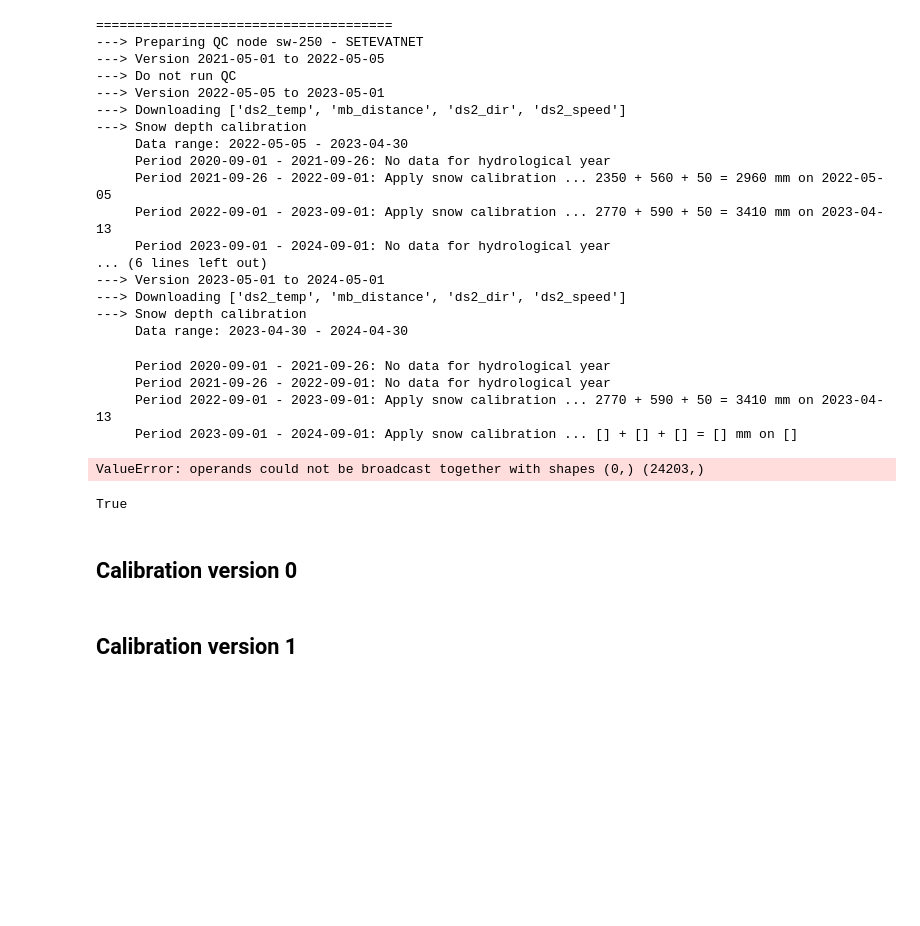
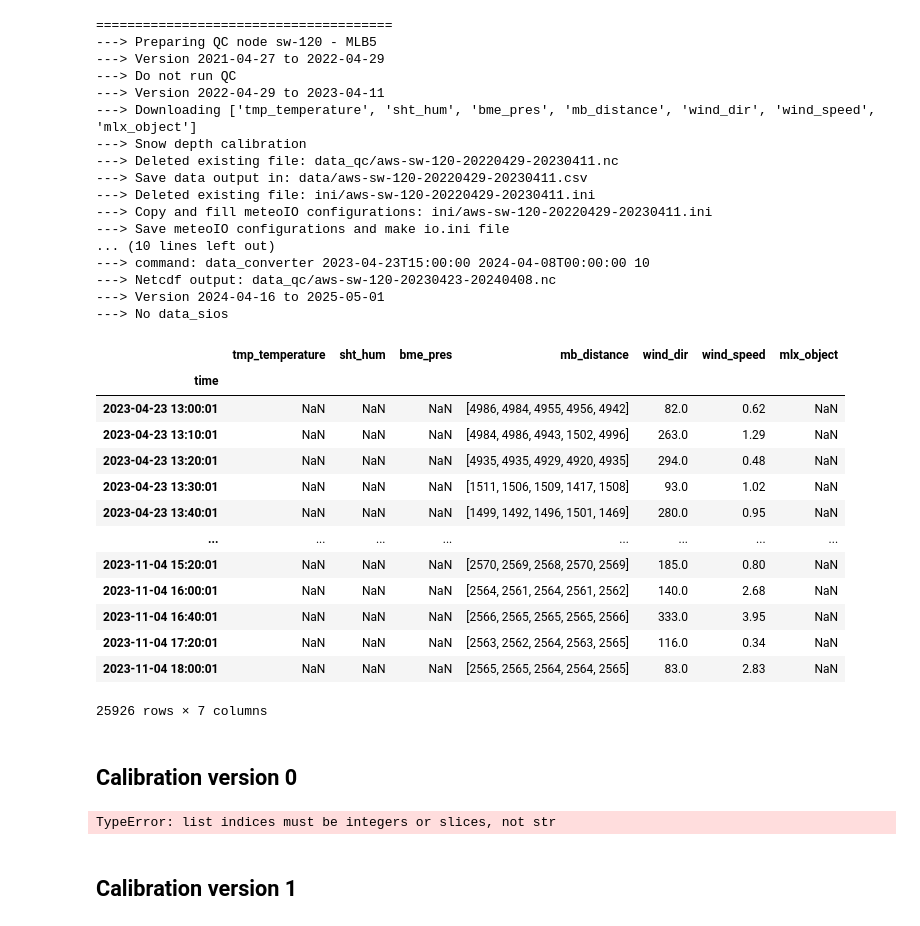
Before and after one commit to UiOHive/wsn_filters, a Jupyter notebook: MeteoIO_test.ipynb, the cells around one changed output. Saved outputs shown, nothing was run; the diff lists cells and outputs as text; code cells hidden in the pictures; blank space fills up the shorter version.

```diff
--- a/MeteoIO_test.ipynb
+++ b/MeteoIO_test.ipynb
@@ -53,2 +48,3 @@ expected <block end>, but found '?'
 # %%
-node=conf['node'][9]  #3=KNG6
+node=conf['node'][1]  #3=KNG6
+node
@@ -96,7 +110,7 @@ node=conf['node'][9]  #3=KNG6
             ## Snow depth calibration
             if "mb_distance" in version['data_sios']:
                 print('---> Snow depth calibration')
-                df['mb_distance'] = calibration_snow(df['mb_distance'],node['snow'],node['date_last_melt'])
+                #df['mb_distance'] = calibration_snow(df['mb_distance'],node['snow'],node['date_last_melt'])
             else:
                 print('---> No snow depth data: skip calibration')
 
@@ -147,61 +161,66 @@ node=conf['node'][9]  #3=KNG6
             config_ini['Output']['NC_SUMMARY']='Station {} from {}'.format(node['id'],conf['network']['description'])
             config_ini['Output']['NC_ID']=node['id']
             config_ini['Output']['ACDD_CREATOR']=conf['ACDD']['CREATOR']
 
             # Add ACDD values
             for ACDD,value in conf['ACDD'].items():
                 if not ACDD=='WRITE':
                     config_ini['Output']['ACDD_'+ACDD]=value
 
             # write and copy ini - and remove double quotes
             #config_ini.write()
             #if platform == "linux" or platform == "linux2":
             #    subprocess.run(['sed -i \'s/"//g\' {}'.format(fname_ini)], shell=True)
             #elif platform == "darwin":
             #    subprocess.run(['sed -i \'\' \'s/"//g\' {}'.format(fname_ini)], shell=True)
             #shutil.copyfile(fname_ini,'io.ini')
             print('---> Save meteoIO configurations and make io.ini file')
 
             # run MeteoIO (need to alias data_converter)
             sampling_rate = 10 # in minutes
             command = 'data_converter {} {} {}'.format(format(date_start,"%Y-%m-%dT%H:%M:%S"),format(date_end,"%Y-%m-%dT%H:%M:%S"),sampling_rate)
             print('---> command: {}'.format(command))
             #time.sleep(4)
             #subprocess.run([command], shell=True)
             print('---> Netcdf output: {}'.format(path_out))
 df
 # %% [output]
 ======================================
----> Preparing QC node sw-250 - SETEVATNET
----> Version 2021-05-01 to 2022-05-05
+---> Preparing QC node sw-120 - MLB5
+---> Version 2021-04-27 to 2022-04-29
 ---> Do not run QC
----> Version 2022-05-05 to 2023-05-01
----> Downloading ['ds2_temp', 'mb_distance', 'ds2_dir', 'ds2_speed']
+---> Version 2022-04-29 to 2023-04-11
+---> Downloading ['tmp_temperature', 'sht_hum', 'bme_pres', 'mb_distance', 'wind_dir', 'wind_speed', 'mlx_object']
 ---> Snow depth calibration
-     Data range: 2022-05-05 - 2023-04-30
-     Period 2020-09-01 - 2021-09-26: No data for hydrological year
-     Period 2021-09-26 - 2022-09-01: Apply snow calibration ... 2350 + 560 + 50 = 2960 mm on 2022-05-05
-     Period 2022-09-01 - 2023-09-01: Apply snow calibration ... 2770 + 590 + 50 = 3410 mm on 2023-04-13
-     Period 2023-09-01 - 2024-09-01: No data for hydrological year
-... (6 lines left out)
----> Version 2023-05-01 to 2024-05-01
----> Downloading ['ds2_temp', 'mb_distance', 'ds2_dir', 'ds2_speed']
----> Snow depth calibration
-     Data range: 2023-04-30 - 2024-04-30
+---> Deleted existing file: data_qc/aws-sw-120-20220429-20230411.nc
+---> Save data output in: data/aws-sw-120-20220429-20230411.csv
+---> Deleted existing file: ini/aws-sw-120-20220429-20230411.ini
+---> Copy and fill meteoIO configurations: ini/aws-sw-120-20220429-20230411.ini
+---> Save meteoIO configurations and make io.ini file
+... (10 lines left out)
+---> command: data_converter 2023-04-23T15:00:00 2024-04-08T00:00:00 10
+---> Netcdf output: data_qc/aws-sw-120-20230423-20240408.nc
+---> Version 2024-04-16 to 2025-05-01
+---> No data_sios
+|  | tmp_temperature | sht_hum | bme_pres | mb_distance | wind_dir | wind_speed | mlx_object |
+| time |  |  |  |  |  |  |  |
+| 2023-04-23 13:00:01 | NaN | NaN | NaN | [4986, 4984, 4955, 4956, 4942] | 82.0 | 0.62 | NaN |
+| 2023-04-23 13:10:01 | NaN | NaN | NaN | [4984, 4986, 4943, 1502, 4996] | 263.0 | 1.29 | NaN |
+| 2023-04-23 13:20:01 | NaN | NaN | NaN | [4935, 4935, 4929, 4920, 4935] | 294.0 | 0.48 | NaN |
+| 2023-04-23 13:30:01 | NaN | NaN | NaN | [1511, 1506, 1509, 1417, 1508] | 93.0 | 1.02 | NaN |
+| 2023-04-23 13:40:01 | NaN | NaN | NaN | [1499, 1492, 1496, 1501, 1469] | 280.0 | 0.95 | NaN |
+| ... | ... | ... | ... | ... | ... | ... | ... |
+| 2023-11-04 15:20:01 | NaN | NaN | NaN | [2570, 2569, 2568, 2570, 2569] | 185.0 | 0.80 | NaN |
+| 2023-11-04 16:00:01 | NaN | NaN | NaN | [2564, 2561, 2564, 2561, 2562] | 140.0 | 2.68 | NaN |
+| 2023-11-04 16:40:01 | NaN | NaN | NaN | [2566, 2565, 2565, 2565, 2566] | 333.0 | 3.95 | NaN |
+| 2023-11-04 17:20:01 | NaN | NaN | NaN | [2563, 2562, 2564, 2563, 2565] | 116.0 | 0.34 | NaN |
+| 2023-11-04 18:00:01 | NaN | NaN | NaN | [2565, 2565, 2564, 2564, 2565] | 83.0 | 2.83 | NaN |
-     Period 2020-09-01 - 2021-09-26: No data for hydrological year
-     Period 2021-09-26 - 2022-09-01: No data for hydrological year
-     Period 2022-09-01 - 2023-09-01: Apply snow calibration ... 2770 + 590 + 50 = 3410 mm on 2023-04-13
-     Period 2023-09-01 - 2024-09-01: Apply snow calibration ... [] + [] + [] = [] mm on []
+25926 rows × 7 columns
-ValueError: operands could not be broadcast together with shapes (0,) (24203,)
 # %%
 #'xy({},{},{})'.format(node['location']['easting'],node['location']['northing'],node['location']['elevation'])
 #'xy({},{},{})'.format(node['location']['easting'],node['location']['northing'],node['location']['elevation'])
 config_ini['Input']['POSITION']='xy('+str(node['location']['easting'])+','+str(node['location']['northing'])+','+str(node['location']['elevation'])+')'
 config_ini['Input']['POSITION']
-# %%
-type(version['data_sios']) is float
-# %% [output]
-True
 # %% [markdown]
 ## Calibration version 0
 # %%
@@ -238,6 +257,8 @@ for d in range(1,len(date_snow)):
 
 df['mb_median'].plot()
 df['mb_median_corrected'].plot()
+# %% [output]
+TypeError: list indices must be integers or slices, not str
 # %%
 ########################################
 # Extract dates defining a hydrological year (sept. - sept)
```
Also changed, not shown: parts of 8 cells of this notebook, 3 other files.
